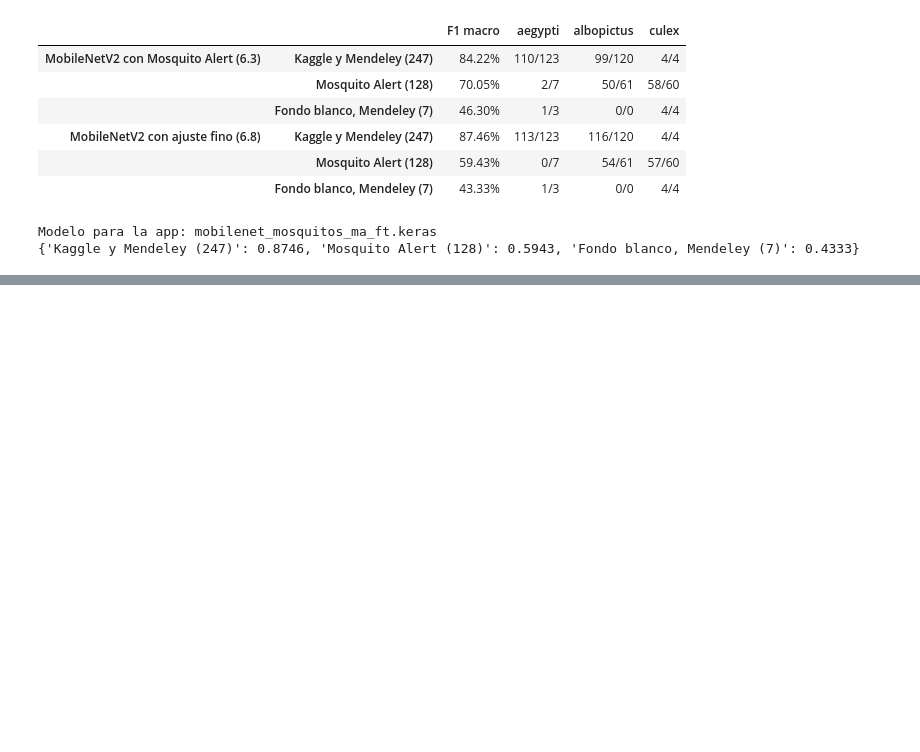
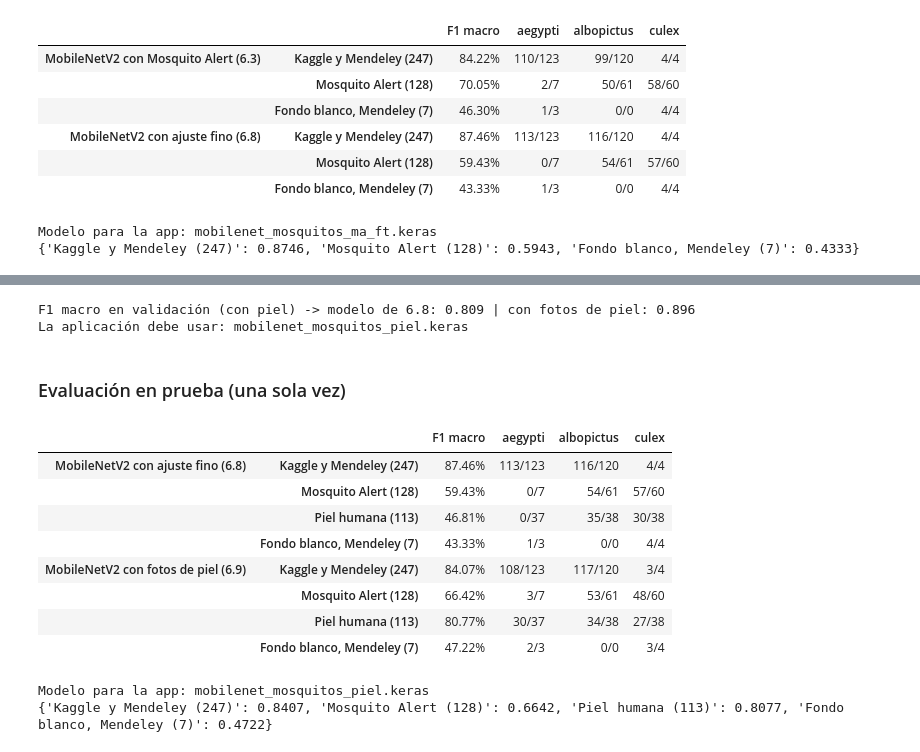
Before and after one commit to GaboSM1507/Proyecto-VectorIA, a Jupyter notebook: notebooks/02_CNN_Mosquitos.ipynb, the cells around one changed output, grey strips where cells are left out. Cells and saved outputs as stored; diff of their text form; code cells hidden in the pictures; blank space fills up the shorter version.

```diff
--- a/notebooks/02_CNN_Mosquitos.ipynb
+++ b/notebooks/02_CNN_Mosquitos.ipynb
@@ -1513,0 +1648,70 @@ Modelo para la app: mobilenet_mosquitos_ma_ft.keras
+# %%
+modelo_piel = tf.keras.models.load_model(CARPETA_MODELOS / archivo_piel, compile=False)
+
+
+def f1_y_pred(modelo, datos):
+    pred = np.argmax(modelo.predict(crear_dataset(datos, 128, mobilenet=True), verbose=0), axis=1)
+    return f1_score(datos['etiqueta'], pred, average='macro', labels=[0, 1, 2], zero_division=0), pred
+
+
+f1_val_68, _ = f1_y_pred(modelo_68, validacion_piel)
+f1_val_piel, _ = f1_y_pred(modelo_piel, validacion_piel)
+usar_piel = f1_val_piel > f1_val_68
+print(f'F1 macro en validación (con piel) -> modelo de 6.8: {f1_val_68:.3f} | con fotos de piel: {f1_val_piel:.3f}')
+print('La aplicación debe usar:', archivo_piel if usar_piel else 'mobilenet_mosquitos_ma_ft.keras')
+# %% [output]
+F1 macro en validación (con piel) -> modelo de 6.8: 0.809 | con fotos de piel: 0.896
+La aplicación debe usar: mobilenet_mosquitos_piel.keras
+# %% [markdown]
+### Evaluación en prueba (una sola vez)
+# %%
+grupos_prueba = {
+    'Kaggle y Mendeley (247)': test_x,
+    f'Mosquito Alert ({len(ma_test_p)})': ma_test_p,
+    f'Piel humana ({len(piel_test)})': piel_test,
+    'Fondo blanco, Mendeley (7)': test_x[test_x['fuente'] == 'mendeley'].reset_index(drop=True),
+}
+resumen_piel = {}
+for nombre_modelo, modelo in [('MobileNetV2 con ajuste fino (6.8)', modelo_68),
+                              ('MobileNetV2 con fotos de piel (6.9)', modelo_piel)]:
+    for nombre_grupo, datos in grupos_prueba.items():
+        f1, pred = f1_y_pred(modelo, datos)
+        aciertos = {c: f'{int(((pred == i) & (datos["etiqueta"] == i)).sum())}/{int((datos["etiqueta"] == i).sum())}'
+                    for i, c in enumerate(CLASES)}
+        resumen_piel[(nombre_modelo, nombre_grupo)] = {'f1_macro': round(float(f1), 4), 'aciertos': aciertos,
+                                                      'matriz_confusion': confusion_matrix(datos['etiqueta'], pred,
+                                                                                           labels=[0, 1, 2]).tolist()}
+pd.DataFrame({k: {'F1 macro': f'{v["f1_macro"]:.2%}', **v['aciertos']} for k, v in resumen_piel.items()}).T
+# %% [output]
+|  |  | F1 macro | aegypti | albopictus | culex |
+| MobileNetV2 con ajuste fino (6.8) | Kaggle y Mendeley (247) | 87.46% | 113/123 | 116/120 | 4/4 |
+|  | Mosquito Alert (128) | 59.43% | 0/7 | 54/61 | 57/60 |
+|  | Piel humana (113) | 46.81% | 0/37 | 35/38 | 30/38 |
+|  | Fondo blanco, Mendeley (7) | 43.33% | 1/3 | 0/0 | 4/4 |
+| MobileNetV2 con fotos de piel (6.9) | Kaggle y Mendeley (247) | 84.07% | 108/123 | 117/120 | 3/4 |
+|  | Mosquito Alert (128) | 66.42% | 3/7 | 53/61 | 48/60 |
+|  | Piel humana (113) | 80.77% | 30/37 | 34/38 | 27/38 |
+|  | Fondo blanco, Mendeley (7) | 47.22% | 2/3 | 0/0 | 3/4 |
+# %%
+with open(CARPETA_MODELOS / 'mosquitos_resultados.json', encoding='utf-8') as archivo:
+    resultados_json = json.load(archivo)
+
+experimento = resultados_json['experimento_mosquito_alert']
+experimento['piel_humana'] = {
+    'descripcion': 'Ajuste fino con fotos de mosquitos sobre piel humana (sección 6.9 del notebook 02)',
+    'fuente': 'Mosquito-on-human-skin (Ong y Ahmad, 2022), Mendeley Data 10.17632/zw4p9kj6nt.2, CC BY 4.0',
+    'fotos': {s: int((piel['split'] == s).sum()) for s in ('train', 'validación', 'prueba')},
+    'f1_validacion': {'ajuste fino (6.8)': round(float(f1_val_68), 4), 'con fotos de piel (6.9)': round(float(f1_val_piel), 4)},
+    'prueba': {f'{m} | {g}': v for (m, g), v in resumen_piel.items()},
+}
+if usar_piel:
+    experimento['modelo_para_la_app'] = archivo_piel
+    experimento['f1_prueba_app'] = {g: resumen_piel[('MobileNetV2 con fotos de piel (6.9)', g)]['f1_macro']
+                                    for g in grupos_prueba}
+with open(CARPETA_MODELOS / 'mosquitos_resultados.json', 'w', encoding='utf-8') as archivo:
+    json.dump(resultados_json, archivo, indent=4, ensure_ascii=False)
+print('Modelo para la app:', experimento['modelo_para_la_app'])
+print(experimento['f1_prueba_app'])
+# %% [output]
+Modelo para la app: mobilenet_mosquitos_piel.keras
+{'Kaggle y Mendeley (247)': 0.8407, 'Mosquito Alert (128)': 0.6642, 'Piel humana (113)': 0.8077, 'Fondo blanco, Mendeley (7)': 0.4722}
```
Also changed, not shown: parts of 6 cells of this notebook, 5 other files.
